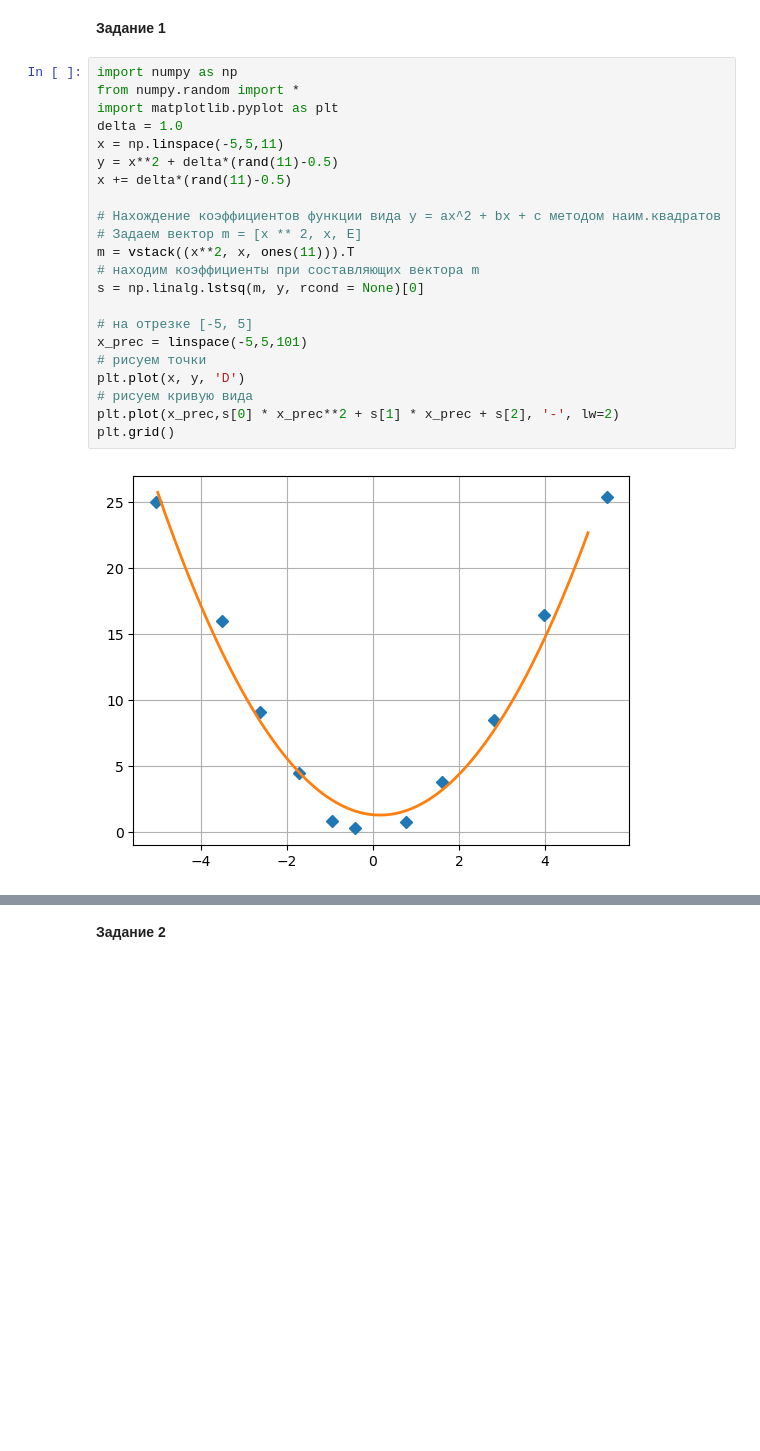
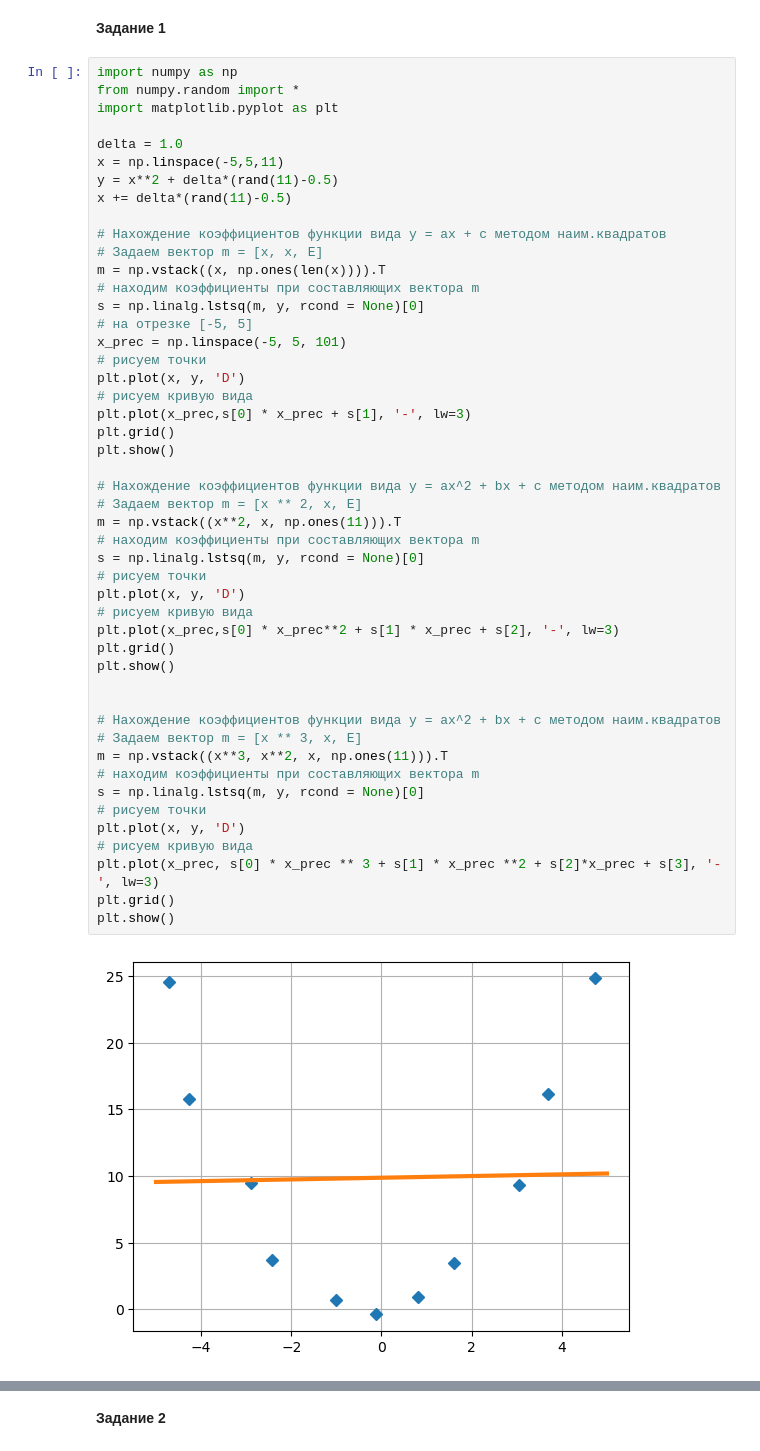
Before and after one commit to eatthecookies/Artificial-Intelligence-WB-IT-1, a Jupyter notebook: Workbook4.ipynb, the cells around one changed output, grey strips where cells are left out. Drawn from its saved outputs; the diff is of its cells as text; blank space fills up the shorter version.

```diff
--- a/Workbook4.ipynb
+++ b/Workbook4.ipynb
@@ -3,24 +3,50 @@
 # %%
 import numpy as np
 from numpy.random import *
 import matplotlib.pyplot as plt
+
 delta = 1.0
 x = np.linspace(-5,5,11)
 y = x**2 + delta*(rand(11)-0.5)
 x += delta*(rand(11)-0.5)
 
-# Нахождение коэффициентов функции вида y = ax^2 + bx + c методом наим.квадратов
-# Задаем вектор m = [x ** 2, x, E]
-m = vstack((x**2, x, ones(11))).T
+# Нахождение коэффициентов функции вида y = ax + c методом наим.квадратов
+# Задаем вектор m = [x, x, E]
+m = np.vstack((x, np.ones(len(x)))).T
 # находим коэффициенты при составляющих вектора m
 s = np.linalg.lstsq(m, y, rcond = None)[0]
-
 # на отрезке [-5, 5]
-x_prec = linspace(-5,5,101)
+x_prec = np.linspace(-5, 5, 101)
 # рисуем точки
 plt.plot(x, y, 'D')
 # рисуем кривую вида
-plt.plot(x_prec,s[0] * x_prec**2 + s[1] * x_prec + s[2], '-', lw=2)
+plt.plot(x_prec,s[0] * x_prec + s[1], '-', lw=3)
 plt.grid()
+plt.show()
+
+# Нахождение коэффициентов функции вида y = ax^2 + bx + c методом наим.квадратов
+# Задаем вектор m = [x ** 2, x, E]
+m = np.vstack((x**2, x, np.ones(11))).T
+# находим коэффициенты при составляющих вектора m
+s = np.linalg.lstsq(m, y, rcond = None)[0]
+# рисуем точки
+plt.plot(x, y, 'D')
+# рисуем кривую вида
+plt.plot(x_prec,s[0] * x_prec**2 + s[1] * x_prec + s[2], '-', lw=3)
+plt.grid()
+plt.show()
+
+
+# Нахождение коэффициентов функции вида y = ax^2 + bx + c методом наим.квадратов
+# Задаем вектор m = [x ** 3, x, E]
+m = np.vstack((x**3, x**2, x, np.ones(11))).T
+# находим коэффициенты при составляющих вектора m
+s = np.linalg.lstsq(m, y, rcond = None)[0]
+# рисуем точки
+plt.plot(x, y, 'D')
+# рисуем кривую вида
+plt.plot(x_prec, s[0] * x_prec ** 3 + s[1] * x_prec **2 + s[2]*x_prec + s[3], '-', lw=3)
+plt.grid()
+plt.show()
 # %% [output]
-[figure, old version]
+[figure, new version]
```
Also changed, not shown: parts of 1 cell of this notebook.
